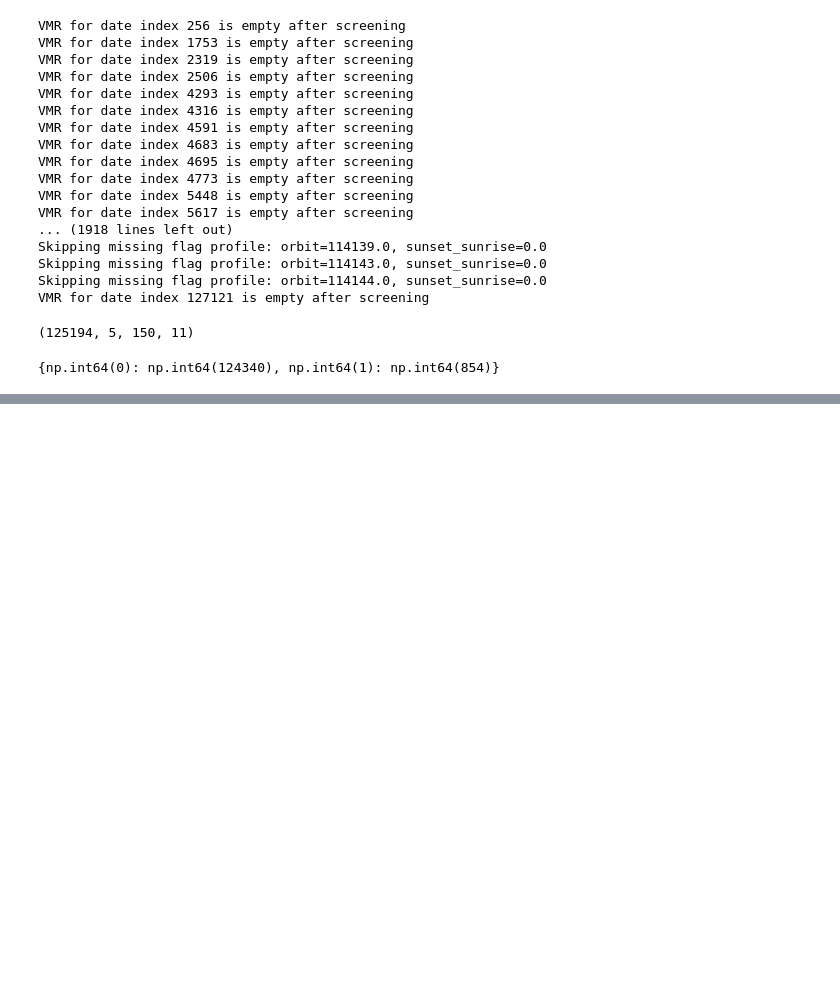
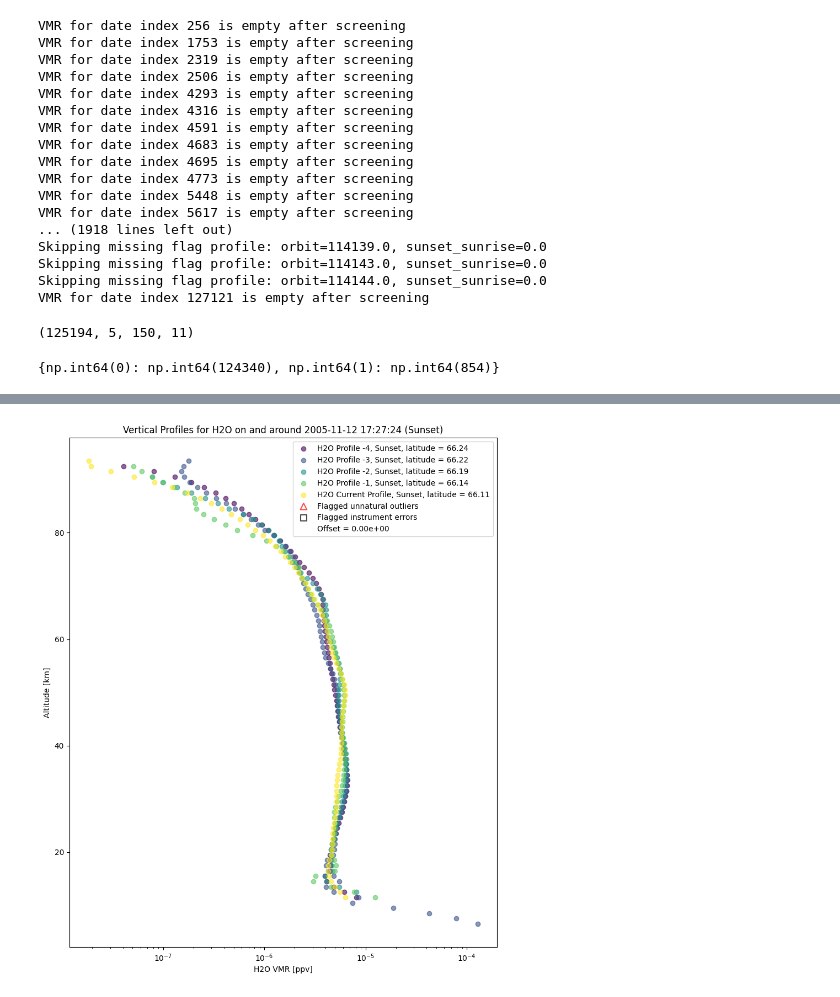
Before and after one commit to james-harvey-git/MPhys_Project, a Jupyter notebook: machine_learning.ipynb, the cells around one changed output, grey strips where cells are left out. Cells and saved outputs as stored; diff of their text form; code cells hidden in the pictures; blank space fills up the shorter version.

```diff
--- a/machine_learning.ipynb
+++ b/machine_learning.ipynb
@@ -280,0 +312,27 @@ vpp('H2O', h2o_data, h2o_flags, date_indices_example)
+# %%
+# Check if any profile in a sample satisfies the condition
+condition_met = np.any(features[:, :, :, 2] > 2/3, axis=(1, 2))
+
+# Get the sample indices where the condition is True
+pole_sample_indices = np.where(condition_met)[0]
+
+pole_date_indices = feature_date_indices[pole_sample_indices]
+
+example_pole_date_indices = pole_date_indices[random.randint(0, pole_date_indices.shape[0])]
+
+years = h2o_data['year'].values
+months = h2o_data['month'].values
+days = h2o_data['day'].values
+hours = h2o_data['hour'].values
+times = pd.to_datetime({
+    'year': years,
+    'month': months,
+    'day': days,
+    'hour': hours
+})
+
+
+print(times[example_pole_date_indices])
+
+vpp('H2O', h2o_data, h2o_flags, example_pole_date_indices)
+# %% [output]
@@ -281,3 +345,4 @@ vpp('H2O', h2o_data, h2o_flags, date_indices_example)
+[figure, added]
 # %%
 # Evaluate the model on the test set
 test_loss, test_accuracy = model.evaluate(X_test, y_test)
```
Also changed, not shown: parts of 18 cells of this notebook.
